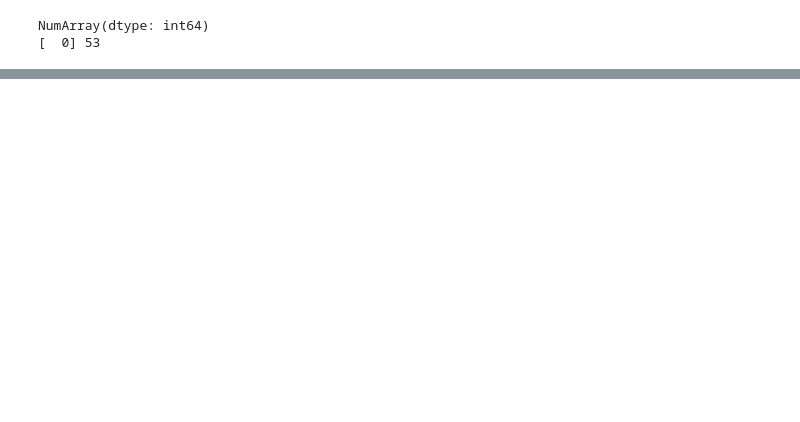
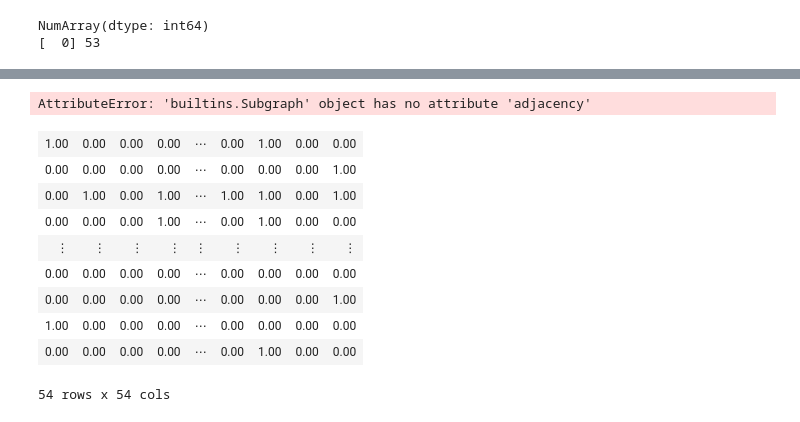
Before and after one commit to rollingstorms/groggy, a Jupyter notebook: method_test_results_from_tester.ipynb, the cells around one changed output, grey strips where cells are left out. Cells and saved outputs as stored; diff of their text form; code cells hidden in the pictures; blank space fills up the shorter version.

```diff
--- a/method_test_results_from_tester.ipynb
+++ b/method_test_results_from_tester.ipynb
@@ -186,0 +187,19 @@ g.nodes[-1:].nodes.table()
+# %%
+()
+# %% [output]
+AttributeError: 'builtins.Subgraph' object has no attribute 'adjacency'
+# %%
+sg = g.view()
+# %%
+sg.adjacency_matrix()
+# %% [output]
+| 1.00 | 0.00 | 0.00 | 0.00 | ⋯ | 0.00 | 1.00 | 0.00 | 0.00 |
+| 0.00 | 0.00 | 0.00 | 0.00 | ⋯ | 0.00 | 0.00 | 0.00 | 1.00 |
+| 0.00 | 1.00 | 0.00 | 1.00 | ⋯ | 1.00 | 1.00 | 0.00 | 1.00 |
+| 0.00 | 0.00 | 0.00 | 1.00 | ⋯ | 0.00 | 1.00 | 0.00 | 0.00 |
+| ⋮ | ⋮ | ⋮ | ⋮ | ⋮ | ⋮ | ⋮ | ⋮ | ⋮ |
+| 0.00 | 0.00 | 0.00 | 0.00 | ⋯ | 0.00 | 0.00 | 0.00 | 0.00 |
+| 0.00 | 0.00 | 0.00 | 0.00 | ⋯ | 0.00 | 0.00 | 0.00 | 1.00 |
+| 1.00 | 0.00 | 0.00 | 0.00 | ⋯ | 0.00 | 0.00 | 0.00 | 0.00 |
+| 0.00 | 0.00 | 0.00 | 0.00 | ⋯ | 0.00 | 1.00 | 0.00 | 0.00 |
+54 rows x 54 cols
```
Also changed, not shown: parts of 7 cells of this notebook, 11 other files.
